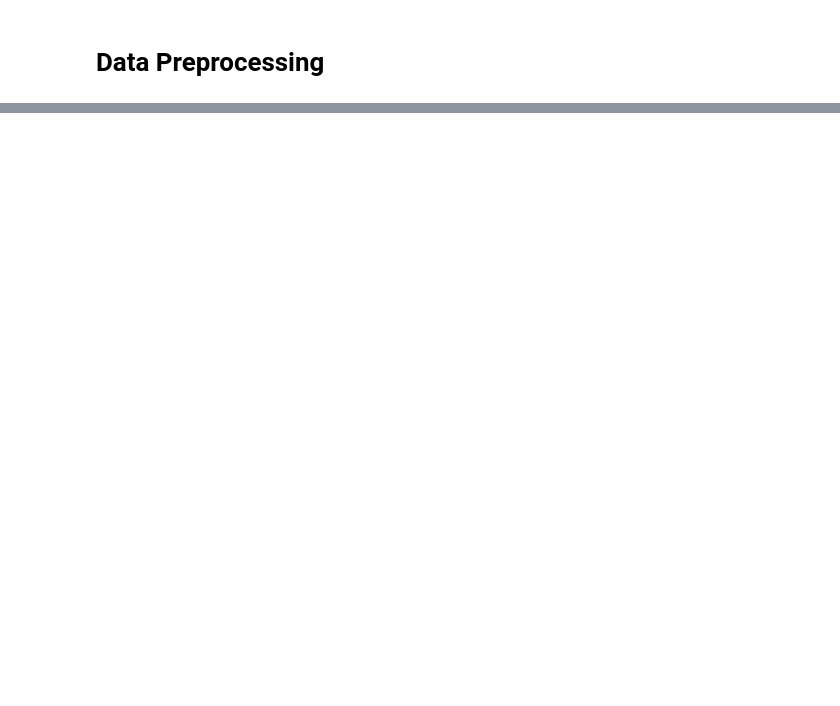
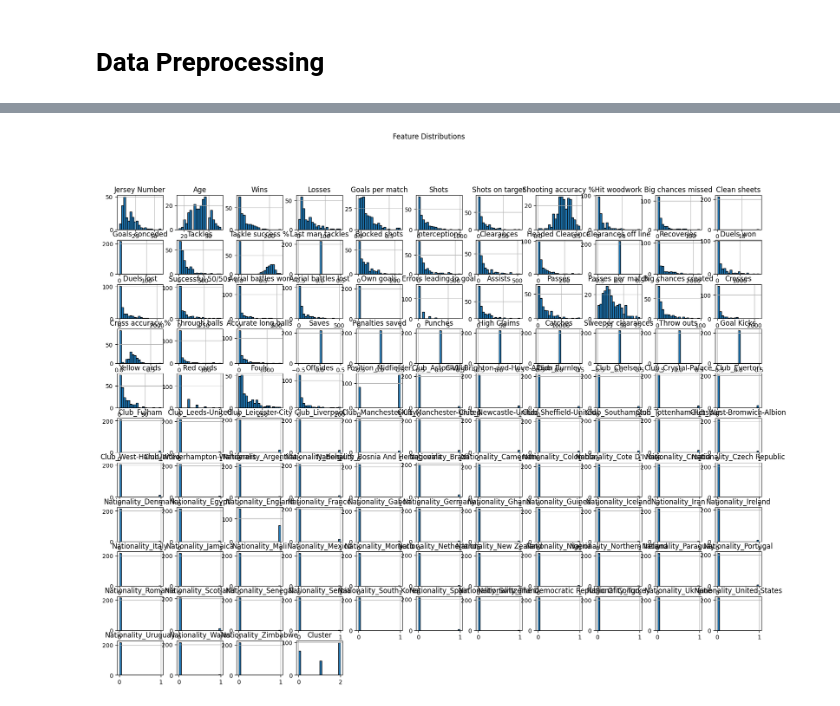
Before and after one commit to eileenxu9/EPLmodels, a Jupyter notebook: FinalProject.ipynb, the cells around one changed output, grey strips where cells are left out. Drawn from its saved outputs; the diff is of its cells as text; code cells hidden in the pictures; blank space fills up the shorter version.

```diff
--- a/FinalProject.ipynb
+++ b/FinalProject.ipynb
@@ -38,0 +51,16 @@ df.to_csv("epl_data_processed.csv", index=False)
+# %%
+# separate features (X) and target (y)
+X = df.drop(columns=["Goals per match"])
+y = df["Goals per match"]
+
+# scale the data using StandardScaler
+scaler = StandardScaler()
+X_scaled = scaler.fit_transform(X)
+
+# print the shape of the scaled features and target
+print("shape of X: ", X_scaled.shape)
+print("shape of y: ", y.shape)
+
+# split dataset into 60% training, 20% validation, 20% test
+X_train, X_temp, y_train, y_temp = train_test_split(X_scaled, y, test_size=0.4, random_state=42)
+X_val, X_test, y_val, y_test = train_test_split(X_temp, y_temp, test_size=0.5, random_state=42)
@@ -38,0 +72,74 @@ df.to_csv("epl_data_processed.csv", index=False)
+# %%
+# part 1: data visualization
+# plot feature distributions
+df.hist(figsize=(20, 15), bins=20, edgecolor='black')
+plt.suptitle("Feature Distributions")
+plt.show()
+
+# plot relationship with target variable
+# for column in df.columns:
+#     if column != "Goals per match":
+#         plt.figure(figsize=(6, 4))
+#         sns.scatterplot(data=df, x=column, y="Goals per match")
+#         plt.title(f"Feature: {column} vs Goals per match")
+#         plt.show()
+
+# correlation matrix
+correlation_matrix = df.corr()
+plt.figure(figsize=(12, 8))
+sns.heatmap(correlation_matrix, annot=False, cmap="coolwarm")
+plt.title("Correlation Heatmap")
+plt.show()
+
+# part 2: clustering
+# perform K-Means clustering
+inertia = []
+silhouette_scores = []
+for k in range(2, 10):
+    kmeans = KMeans(n_clusters=k, random_state=42)
+    kmeans.fit(X_scaled)
+    inertia.append(kmeans.inertia_)
+    silhouette_scores.append(silhouette_score(X_scaled, kmeans.labels_))
+
+# plot inertia (elbow method)
+plt.figure(figsize=(6, 4))
+plt.plot(range(2, 10), inertia, marker='o')
+plt.title("K-Means Elbow Method")
+plt.xlabel("Number of Clusters")
+plt.ylabel("Inertia")
+plt.show()
+
+# plot silhouette scores
+plt.figure(figsize=(6, 4))
+plt.plot(range(2, 10), silhouette_scores, marker='o', color='orange')
+plt.title("Silhouette Scores")
+plt.xlabel("Number of Clusters")
+plt.ylabel("Silhouette Score")
+plt.show()
+
+# choose the optimal number of clusters (e.g., k=3)
+kmeans = KMeans(n_clusters=3, random_state=42)
+kmeans.fit(X_scaled)
+df["Cluster"] = kmeans.labels_
+
+# visualize clusters
+sns.pairplot(df, vars=df.columns[:5], hue="Cluster", palette="viridis")
+plt.suptitle("Cluster Visualization")
+plt.show()
+
+# part 3: dimensionality reduction (PCA)
+pca = PCA(n_components=2)
+X_pca = pca.fit_transform(X_scaled)
+
+# visualize PCA-transformed data
+plt.figure(figsize=(8, 6))
+sns.scatterplot(x=X_pca[:, 0], y=X_pca[:, 1], hue=kmeans.labels_, palette="viridis")
+plt.title("PCA Projection with Clusters")
+plt.xlabel("Principal Component 1")
+plt.ylabel("Principal Component 2")
+plt.show()
+
+# explained variance ratio
+print("Explained variance ratio:", pca.explained_variance_ratio_)
+# %% [output]
+[figure, added]
```
Also changed, not shown: parts of 18 cells of this notebook.
